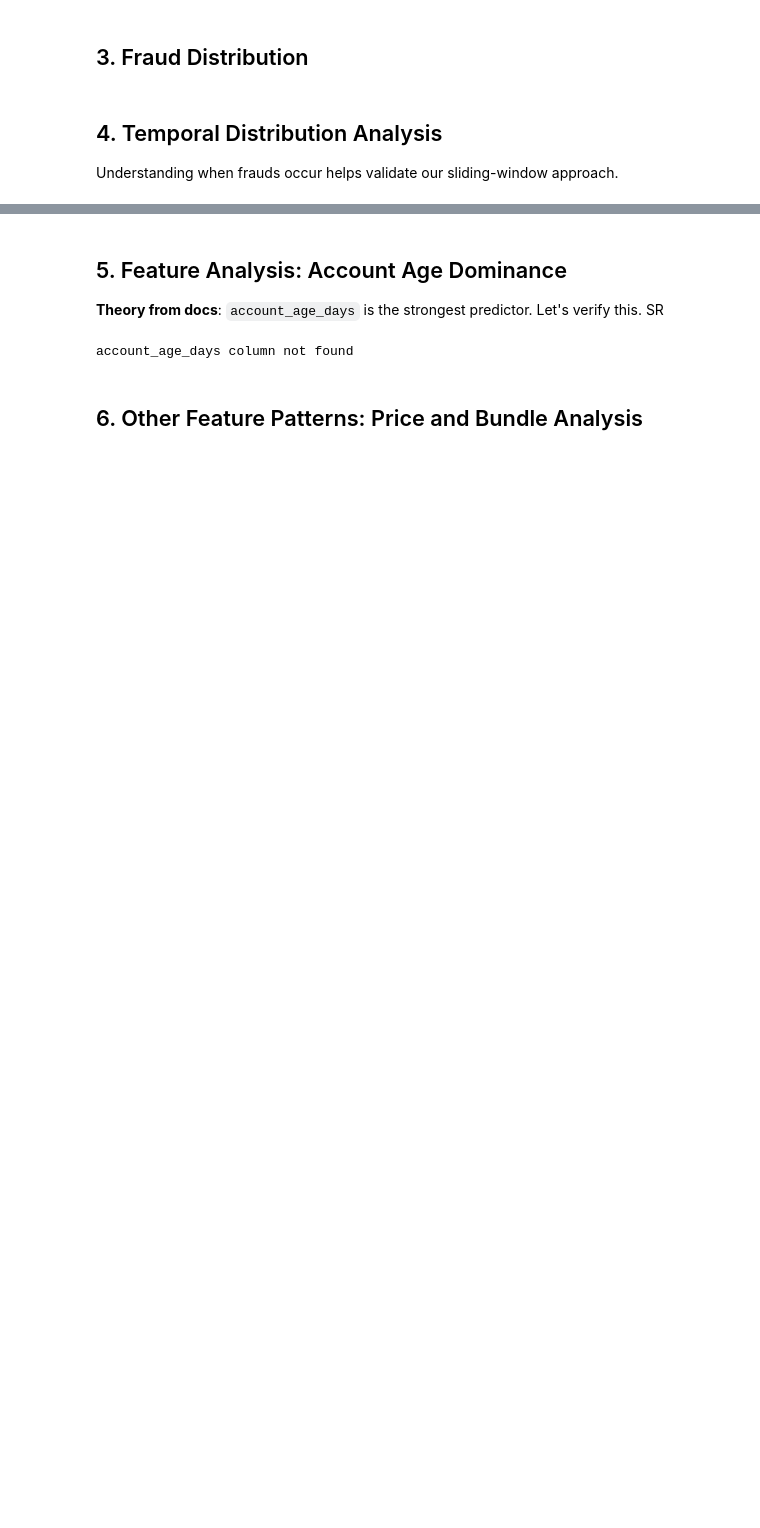
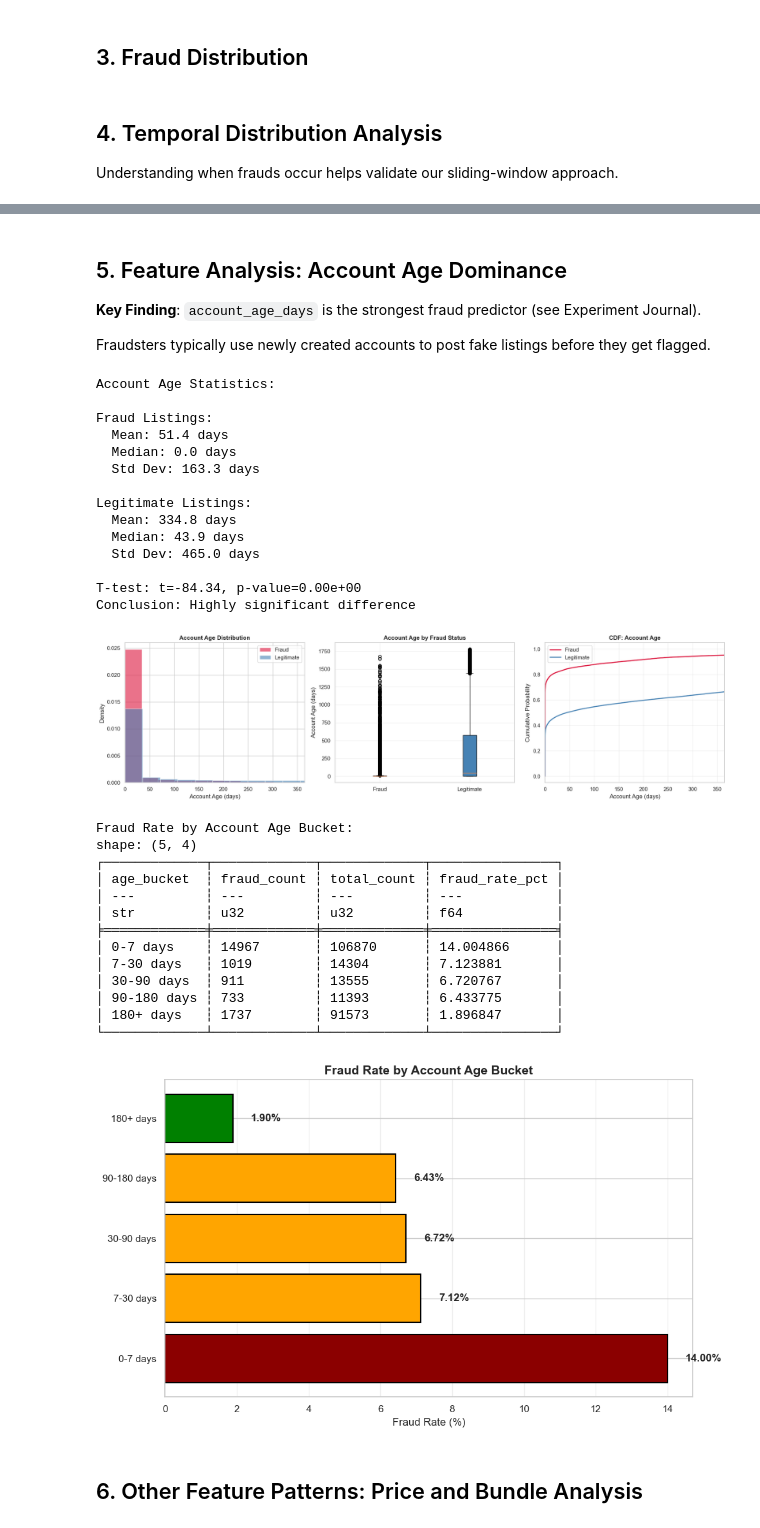
Before and after one commit to dylanngn/ppa-fraud-notebook, a Jupyter notebook: notebooks/02_data_exploration.ipynb, the cells around one changed output, grey strips where cells are left out. Drawn from its saved outputs; the diff is of its cells as text; code cells hidden in the pictures; blank space fills up the shorter version.

```diff
--- a/notebooks/02_data_exploration.ipynb
+++ b/notebooks/02_data_exploration.ipynb
@@ -144,13 +190,15 @@ Legitimate listings: 218,328
 # %% [markdown]
 ## 5. Feature Analysis: Account Age Dominance
 
-**Theory from docs**: `account_age_days` is the strongest predictor. Let's verify this.
-SR
+**Key Finding**: `account_age_days` is the strongest fraud predictor (see Experiment Journal).
+
+Fraudsters typically use newly created accounts to post fake listings before they get flagged.
 # %%
+# Account age analysis (feature is now computed above)
 if df_listings is not None and "account_age_days" in df_listings.columns:
     # Statistical comparison
-    fraud_age = df_listings.filter(pl.col("is_fraud"))["account_age_days"]
-    legit_age = df_listings.filter(~pl.col("is_fraud"))["account_age_days"]
+    fraud_age = df_listings.filter(pl.col("is_fraud"))["account_age_days"].drop_nulls()
+    legit_age = df_listings.filter(~pl.col("is_fraud"))["account_age_days"].drop_nulls()
 
     print("Account Age Statistics:")
     print(f"\nFraud Listings:")
@@ -218,36 +266,64 @@ if df_listings is not None and "account_age_days" in df_listings.columns:
         .alias("age_bucket")
     ])
 
     fraud_by_bucket = df_age_buckets.group_by("age_bucket").agg([
         pl.col("is_fraud").sum().alias("fraud_count"),
-        pl.count().alias("total_count")
+        pl.len().alias("total_count")  # Fixed: use pl.len()
     ]).with_columns([
         (pl.col("fraud_count") / pl.col("total_count") * 100).alias("fraud_rate_pct")
     ]).sort("fraud_rate_pct", descending=True)
 
     print("\n\nFraud Rate by Account Age Bucket:")
     print(fraud_by_bucket)
 
     # Plot fraud rate by bucket
     fig, ax = plt.subplots(figsize=(10, 6))
     buckets = fraud_by_bucket["age_bucket"].to_list()
     rates = fraud_by_bucket["fraud_rate_pct"].to_list()
     colors = ['darkred' if r > 10 else 'orange' if r > 5 else 'green' for r in rates]
 
     ax.barh(buckets, rates, color=colors, edgecolor='black', linewidth=1.5)
     ax.set_xlabel('Fraud Rate (%)')
     ax.set_title('Fraud Rate by Account Age Bucket', fontweight='bold', fontsize=14)
     ax.grid(axis='x', alpha=0.3)
 
     for i, (bucket, rate) in enumerate(zip(buckets, rates)):
         ax.text(rate + 0.5, i, f'{rate:.2f}%', va='center', fontweight='bold')
 
     plt.tight_layout()
     plt.show()
 else:
-    print("account_age_days column not found")
+    print("Error: account_age_days column not computed. Run the cell that loads df_listings first.")
 # %% [output]
-account_age_days column not found
+Account Age Statistics:
+
+Fraud Listings:
+  Mean: 51.4 days
+  Median: 0.0 days
+  Std Dev: 163.3 days
+
+Legitimate Listings:
+  Mean: 334.8 days
+  Median: 43.9 days
+  Std Dev: 465.0 days
+
+T-test: t=-84.34, p-value=0.00e+00
+Conclusion: Highly significant difference
+[figure, added]
+Fraud Rate by Account Age Bucket:
+shape: (5, 4)
+┌─────────────┬─────────────┬─────────────┬────────────────┐
+│ age_bucket  ┆ fraud_count ┆ total_count ┆ fraud_rate_pct │
+│ ---         ┆ ---         ┆ ---         ┆ ---            │
+│ str         ┆ u32         ┆ u32         ┆ f64            │
+╞═════════════╪═════════════╪═════════════╪════════════════╡
+│ 0-7 days    ┆ 14967       ┆ 106870      ┆ 14.004866      │
+│ 7-30 days   ┆ 1019        ┆ 14304       ┆ 7.123881       │
+│ 30-90 days  ┆ 911         ┆ 13555       ┆ 6.720767       │
+│ 90-180 days ┆ 733         ┆ 11393       ┆ 6.433775       │
+│ 180+ days   ┆ 1737        ┆ 91573       ┆ 1.896847       │
+└─────────────┴─────────────┴─────────────┴────────────────┘
+[figure, added]
 # %% [markdown]
 ## 6. Other Feature Patterns: Price and Bundle Analysis
 # %%
```
Also changed, not shown: parts of 10 cells of this notebook, 3 other files.
